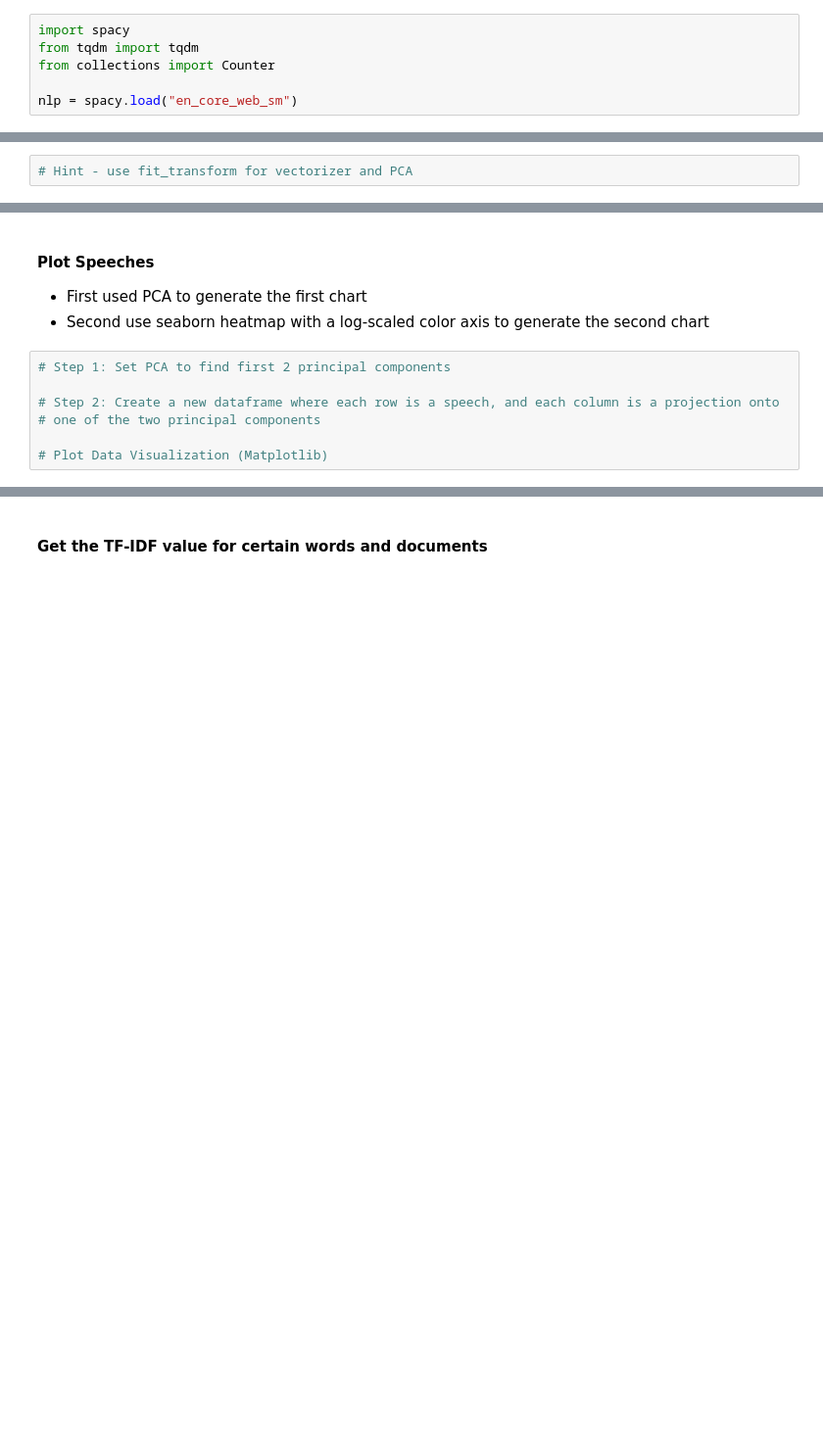
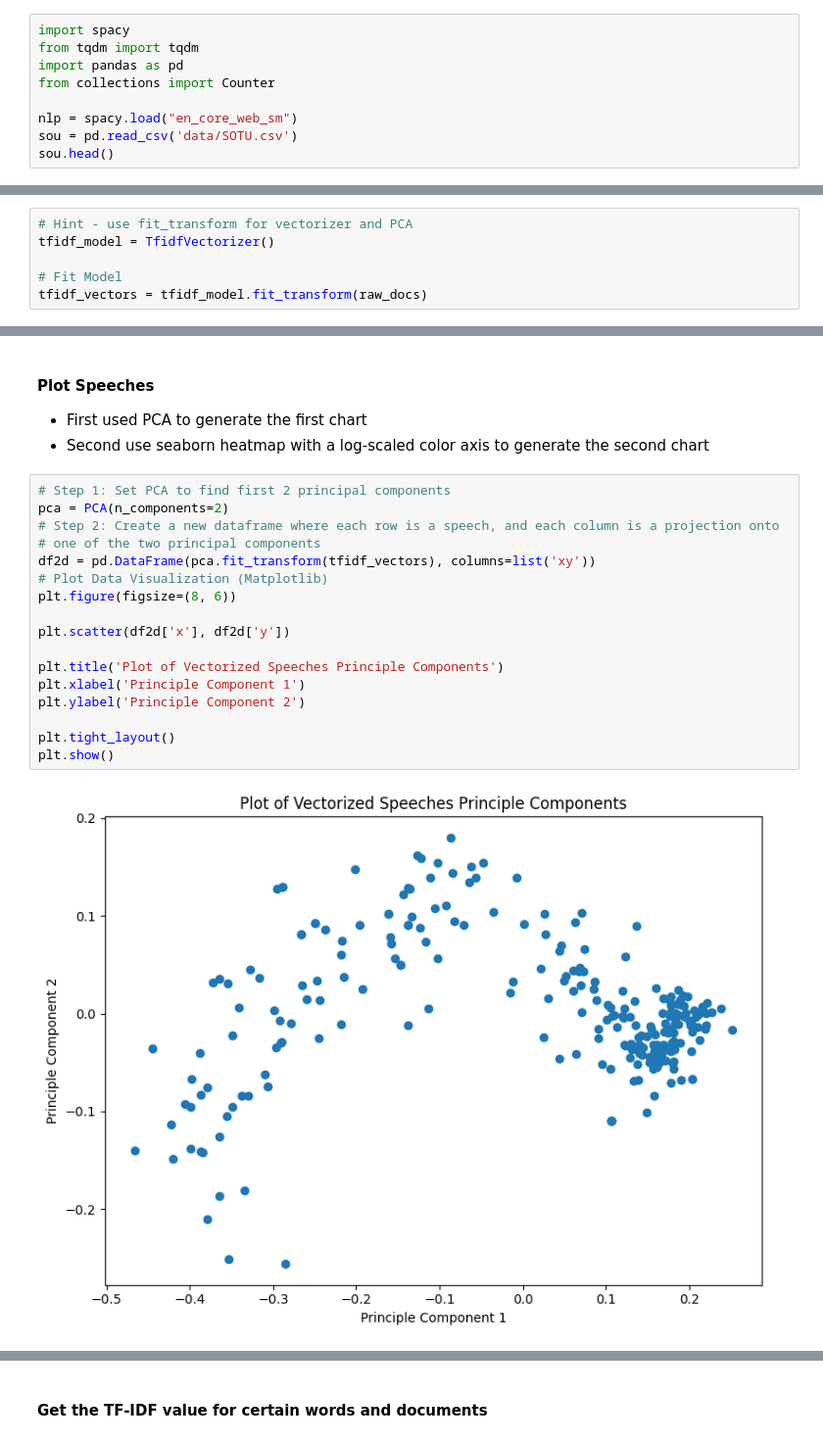
Before and after one commit to UCB-stat-159-f25/proj02-group11, a Jupyter notebook: nlp-P02.ipynb, the cells around one changed output, grey strips where cells are left out. Shown at 98% size. Cells and saved outputs as stored; diff of their text form; blank space fills up the shorter version.

```diff
--- a/nlp-P02.ipynb
+++ b/nlp-P02.ipynb
@@ -44,7 +44,10 @@ Lets study just speeches from 2000 and onwards to begin with. So, be sure to sub
 # %%
 import spacy
 from tqdm import tqdm
+import pandas as pd
 from collections import Counter
 
 nlp = spacy.load("en_core_web_sm")
+sou = pd.read_csv('data/SOTU.csv')
+sou.head()
 # %% [output]
@@ -150,5 +297,9 @@ NameError: name 'sou' is not defined
 # %%
 # Hint - use fit_transform for vectorizer and PCA
+tfidf_model = TfidfVectorizer()
+
+# Fit Model
+tfidf_vectors = tfidf_model.fit_transform(raw_docs)
 # %% [markdown]
 The output of `fit_transform()` will be a matrix where each row corresponds to a speech, each column corresponds to a word in the corpus of speeches, and the value is the TF-IDF score which measures the importance of that word in that speech, relative to the rest of the speeches.
 # %% [markdown]
@@ -158,11 +309,23 @@ The output of `fit_transform()` will be a matrix where each row corresponds to a
 - Second use seaborn heatmap with a log-scaled color axis to generate the second chart
 # %%
 # Step 1: Set PCA to find first 2 principal components
-
+pca = PCA(n_components=2)
 # Step 2: Create a new dataframe where each row is a speech, and each column is a projection onto
 # one of the two principal components
+df2d = pd.DataFrame(pca.fit_transform(tfidf_vectors), columns=list('xy'))
+# Plot Data Visualization (Matplotlib)
+plt.figure(figsize=(8, 6))
 
-# Plot Data Visualization (Matplotlib)
+plt.scatter(df2d['x'], df2d['y'])
+
+plt.title('Plot of Vectorized Speeches Principle Components')
+plt.xlabel('Principle Component 1')
+plt.ylabel('Principle Component 2')
+
+plt.tight_layout()
+plt.show()
+# %% [output]
+[figure, added]
 # %%
 # Hint - vectorized_docs is a sparse matrix whose rows are speeches and columns are tokens, with each
 # value being a TF-IDF score. Densify this array first, and then plot using seaborn.
```
Also changed, not shown: parts of 20 cells of this notebook, 2 other files.
